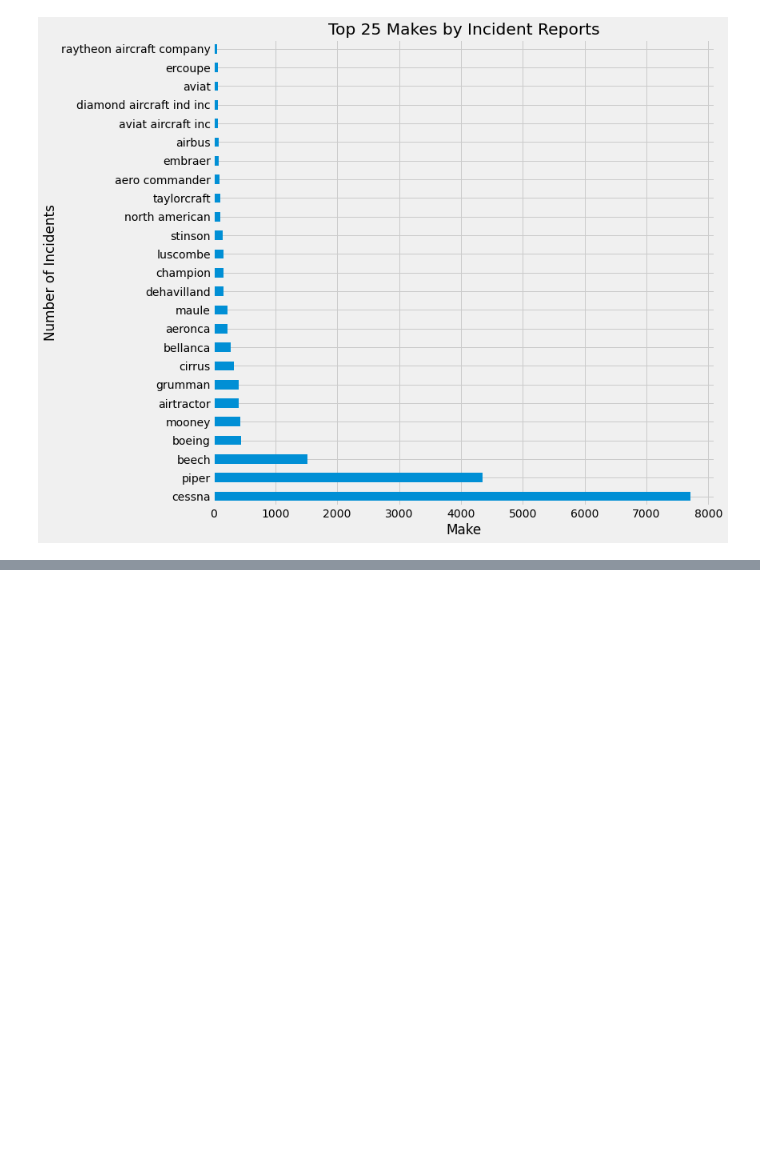
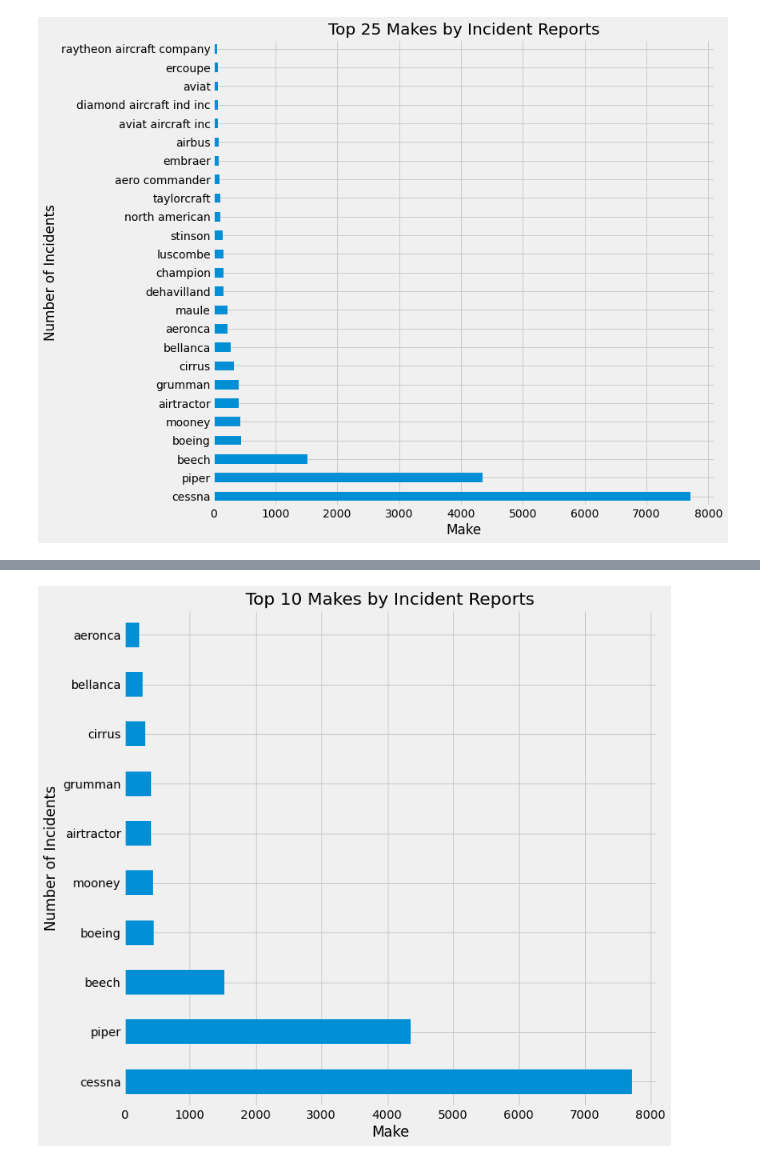
Before and after one commit to natehiatt/aviation_project, a Jupyter notebook: final.ipynb, the cells around one changed output, grey strips where cells are left out. Saved outputs shown, nothing was run; the diff lists cells and outputs as text; code cells hidden in the pictures; blank space fills up the shorter version.

```diff
--- a/final.ipynb
+++ b/final.ipynb
@@ -198,3 +198,8 @@ plt.xlabel('Make')
 plt.ylabel('Number of Incidents');
 # %% [output]
 [figure]
+# %%
+# We'll repeat the same process to make our top_ten_df:
+top_10 = df['Make'].value_counts().head(10).index.tolist()
+top_10_df = df[df['Make'].isin(top_10)].copy()
+top_10_df['Make'].value_counts()
@@ -200,0 +218,9 @@ plt.ylabel('Number of Incidents');
+# %%
+# and chart  the frequencies of the top 10
+
+top_10_df['Make'].value_counts().plot(kind='barh', figsize=(10, 10))
+plt.title('Top 10 Makes by Incident Reports')
+plt.xlabel('Make')
+plt.ylabel('Number of Incidents');
+# %% [output]
+[figure, added]
```
Also changed, not shown: parts of 5 cells of this notebook.
